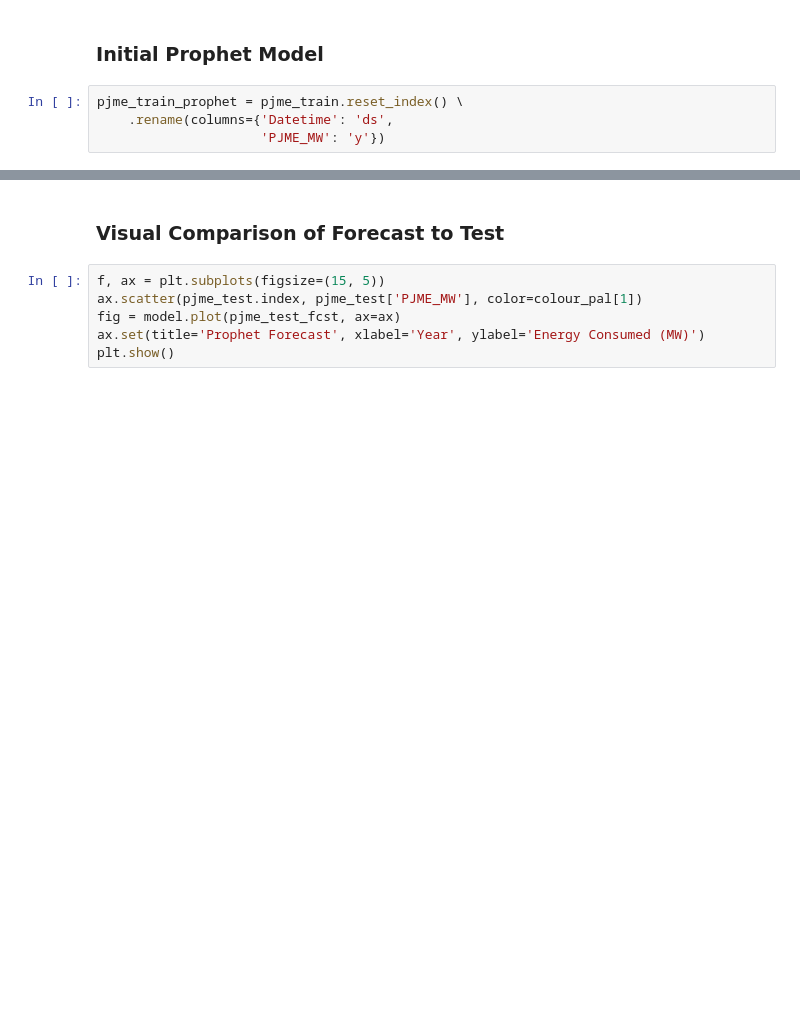
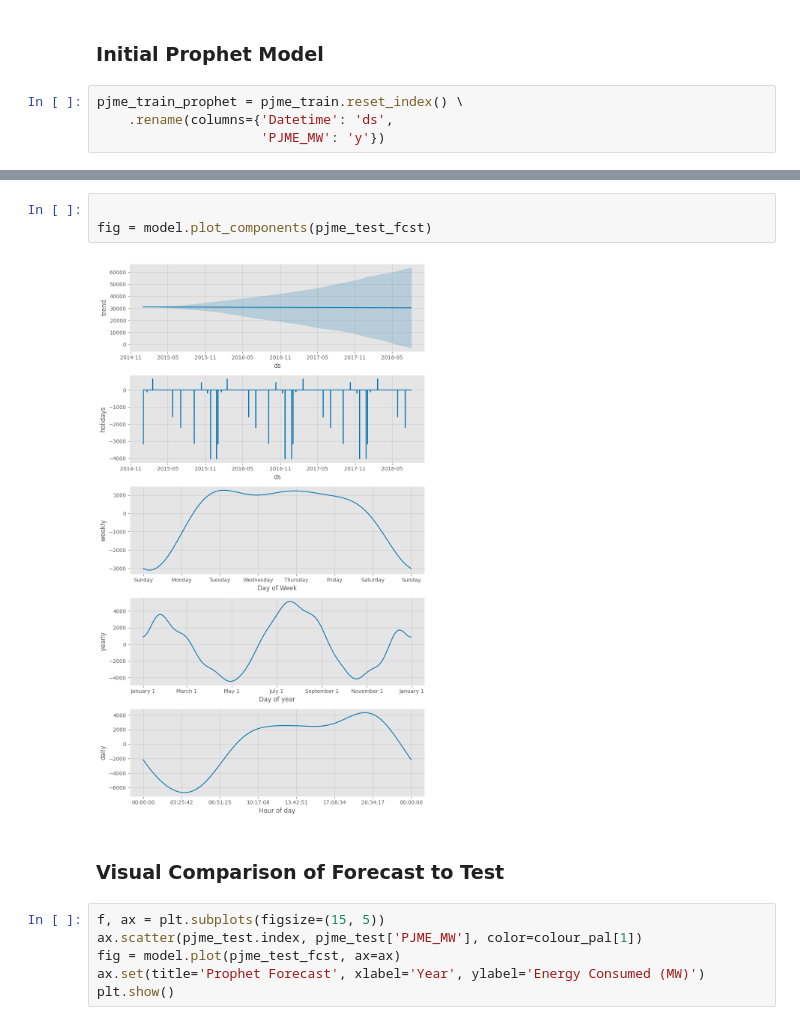
Before and after one commit to minari314159/Energy_Forcasting, a Jupyter notebook: Forecasting.ipynb, the cells around one changed output, grey strips where cells are left out. Saved outputs shown, nothing was run; the diff lists cells and outputs as text; blank space fills up the shorter version.

```diff
--- a/Forecasting.ipynb
+++ b/Forecasting.ipynb
@@ -207,3 +222,8 @@ plt.show()
+# %%
+
+fig = model.plot_components(pjme_test_fcst)
+# %% [output]
+[figure, added]
 # %% [markdown]
 ### Visual Comparison of Forecast to Test
 # %%
```
Also changed, not shown: parts of 29 cells of this notebook.
